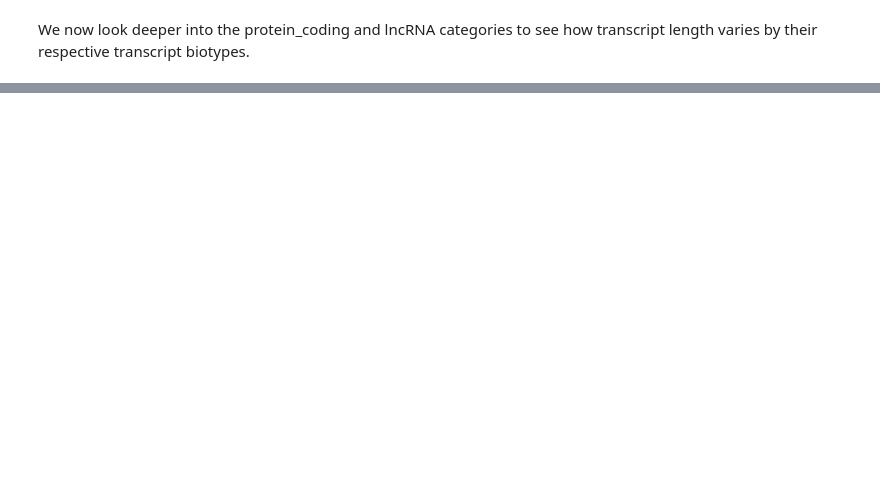
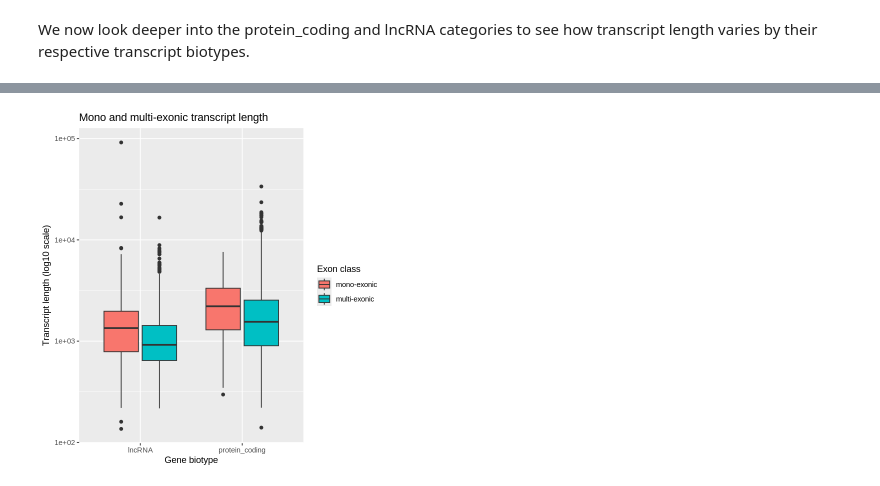
Before and after one commit to integrativebioinformatics/EBI-lrRNAseq-2026, a Jupyter notebook: course materials/characterization.ipynb, the cells around one changed output, grey strips where cells are left out. Saved outputs shown, nothing was run; the diff lists cells and outputs as text; code cells hidden in the pictures; blank space fills up the shorter version.

```diff
--- a/course materials/characterization.ipynb
+++ b/course materials/characterization.ipynb
@@ -452,0 +557,14 @@ p12
+# %%
+options(repr.plot.width = 6, repr.plot.height = 6)
+
+# Plot length of mono vs multi-exonic transcripts
+p18 <- ggplot(ens_filt, aes(x = gene_biotype, y = transcript_length, fill = class_exon)) +
+  geom_boxplot() +
+  labs(title = "Mono and multi-exonic transcript length",
+       x = "Gene biotype", y = "Transcript length (log10 scale)",
+       fill = "Exon class") +
+  scale_y_log10()
+
+p18
+# %% [output]
+[figure, added]
```
Also changed, not shown: parts of 18 cells of this notebook.
